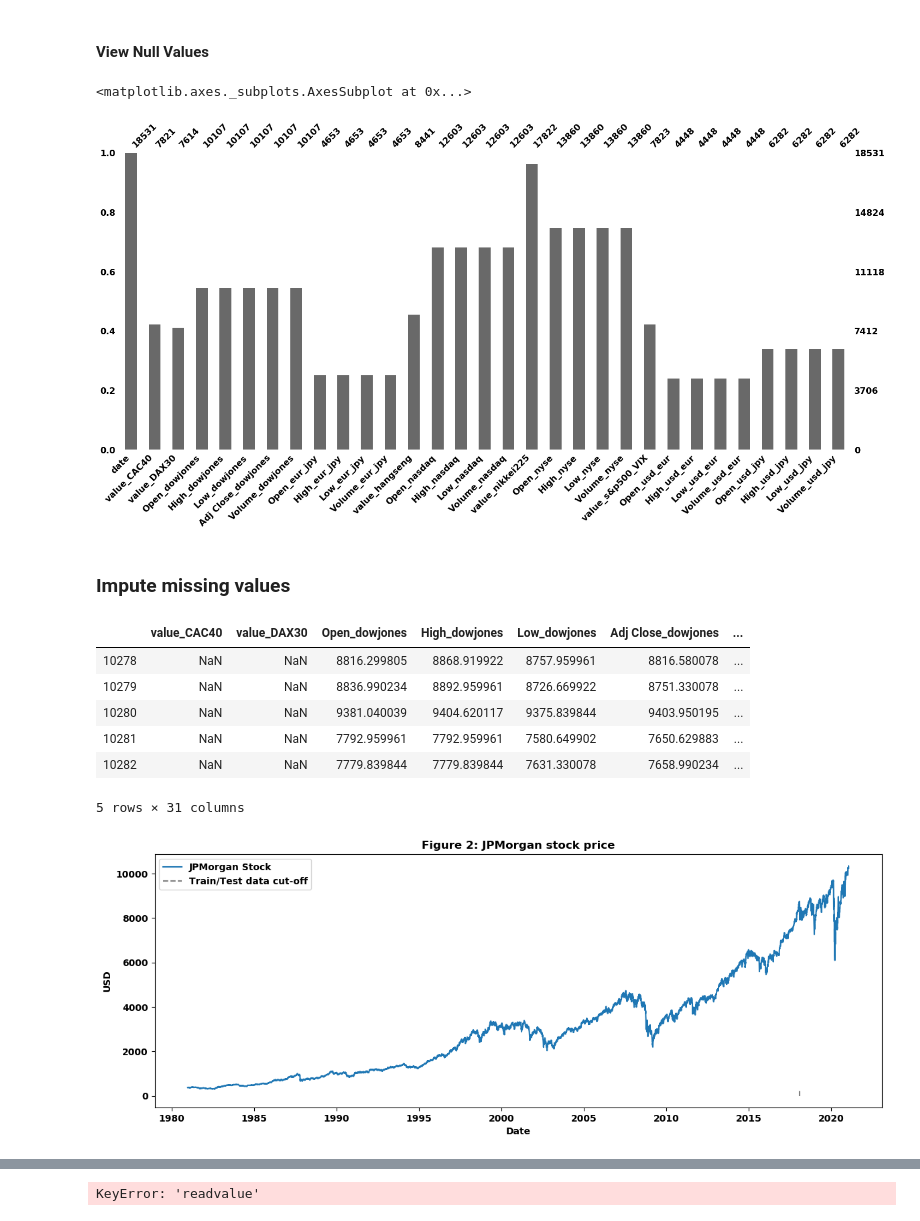
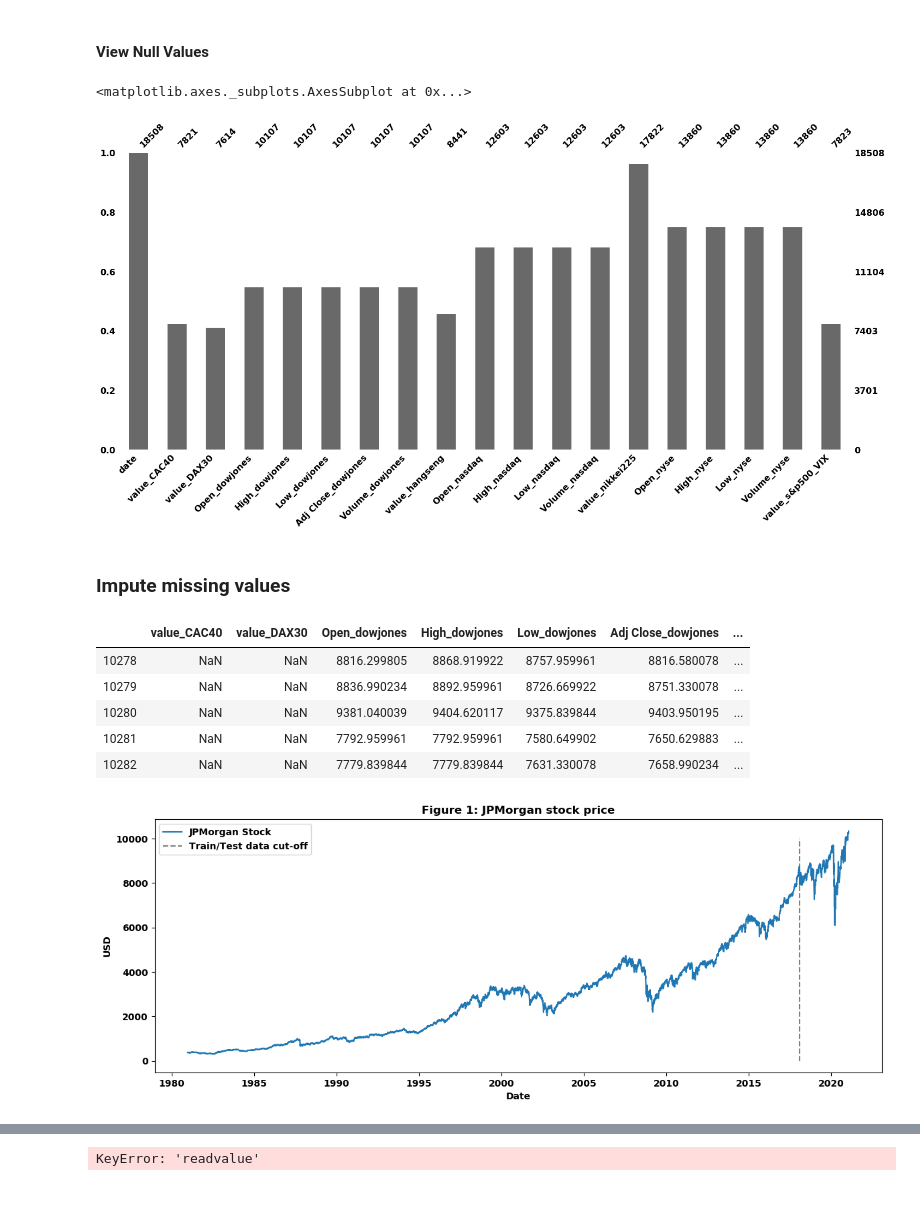
Before and after one commit to F1nalFortune/NYSE-JPM, a Jupyter notebook: data_analysis.ipynb, the cells around one changed output, grey strips where cells are left out. Saved outputs shown, nothing was run; the diff lists cells and outputs as text; code cells hidden in the pictures.

```diff
--- a/data_analysis.ipynb
+++ b/data_analysis.ipynb
@@ -11,6 +11,6 @@ import missingno as msno
 # %%
 PATH='./data/'
 arr = os.listdir(PATH)
-arr = [i for i in arr if i not in '.ipynb_checkpoints']
+arr = [i for i in arr if i not in ['.ipynb_checkpoints','currencies']]
 print(arr)
 # %% [output]
@@ -77,7 +73,7 @@ df.describe()
 msno.bar(df)
 # %% [output]
 <matplotlib.axes._subplots.AxesSubplot at 0x...>
-[figure, old version]
+[figure, new version]
 # %% [markdown]
 ### Impute missing values
 # %%
@@ -95,7 +90,6 @@ df.tail()
 | 10280 | NaN | NaN | 9381.040039 | 9404.620117 | 9375.839844 | 9403.950195 | ... |
 | 10281 | NaN | NaN | 7792.959961 | 7792.959961 | 7580.649902 | 7650.629883 | ... |
 | 10282 | NaN | NaN | 7779.839844 | 7779.839844 | 7631.330078 | 7658.990234 | ... |
-5 rows × 31 columns
 # %%
 import matplotlib.pyplot as plt
 %matplotlib inline
@@ -105,11 +99,11 @@ df=df.sort_values('datetime',ascending=True)
 # %%
 plt.figure(figsize=(14, 5), dpi=100)
 plt.plot(df.datetime, df['Adj Close_dowjones'], label='JPMorgan Stock')
-plt.vlines(datetime.date(2018,1, 27), 0, 270, linestyles='--', colors='gray', label='Train/Test data cut-off')
+plt.vlines(datetime.date(2018,1, 27), 0, 10000, linestyles='--', colors='gray', label='Train/Test data cut-off')
 plt.xlabel('Date')
 plt.ylabel('USD')
-plt.title('Figure 2: JPMorgan stock price')
+plt.title('Figure 1: JPMorgan stock price')
 plt.legend()
 plt.show()
 # %% [output]
-[figure, old version]
+[figure, new version]
```
Also changed, not shown: parts of 11 cells of this notebook.
